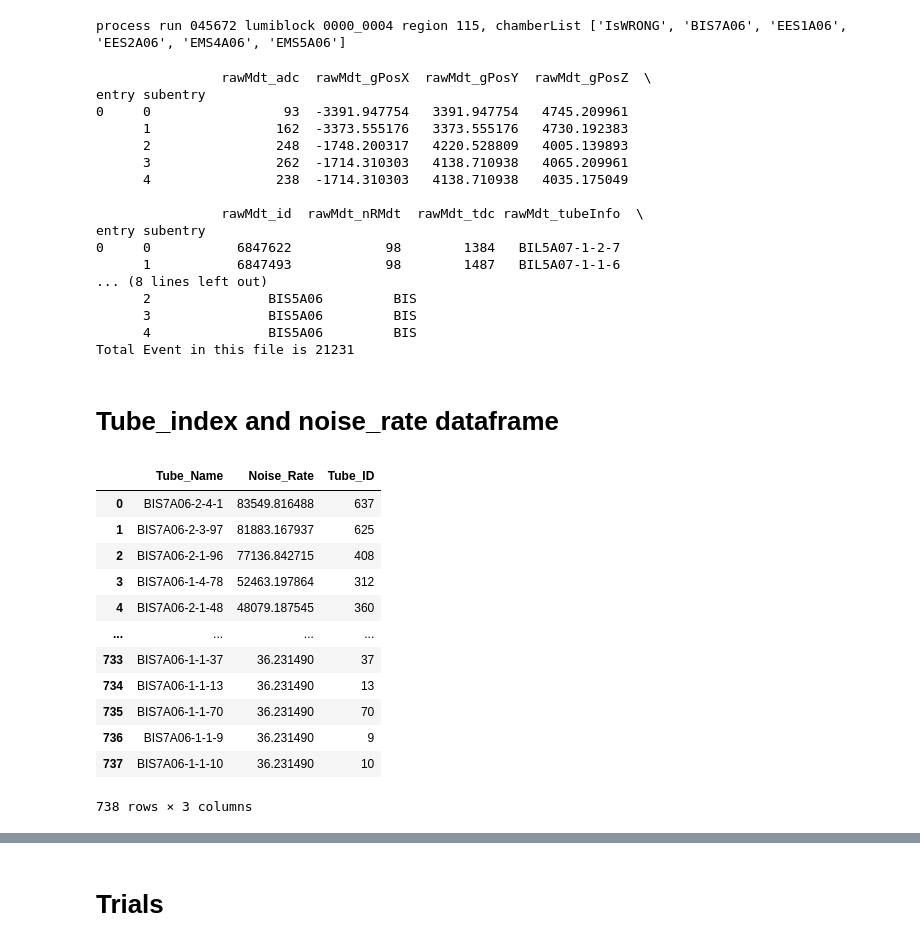
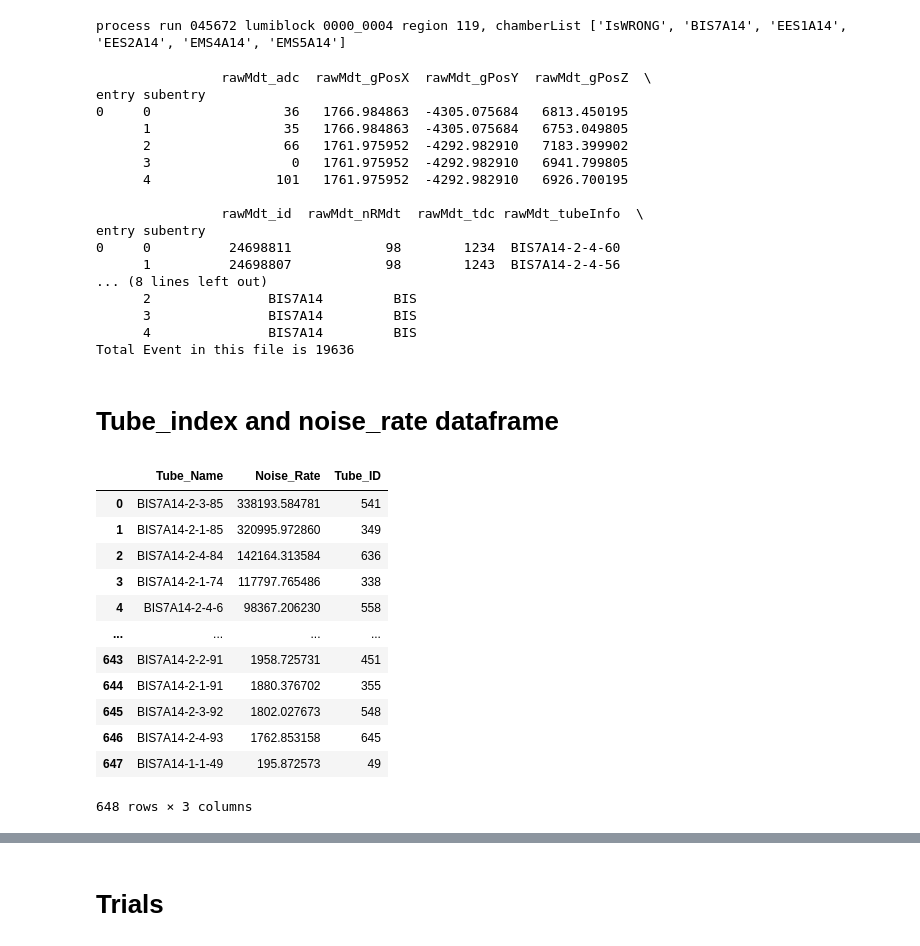
Before and after one commit to ppriyanka8/ATLAS, a Jupyter notebook: BIS7A16.ipynb, the cells around one changed output, grey strips where cells are left out. Saved outputs shown, nothing was run; the diff lists cells and outputs as text; code cells hidden in the pictures.

```diff
--- a/BIS7A16.ipynb
+++ b/BIS7A16.ipynb
@@ -17,8 +17,11 @@ import mdtCalib_functions
 # inputCalibNtuple='data23_calib.00456729.calibration_MuonAll.daq.RAW.0000_0004-0051.ntuple.root'  #BMG
 # inputCalibNtuple='data23_calib.00456729.calibration_MuonAll.daq.RAW.0000_0004-0113.ntuple.root'    #BIS7A02
 # inputCalibNtuple='data23_calib.00456729.calibration_MuonAll.daq.RAW.0000_0004-0114.ntuple.root'      #BIS7A04
-# inputCalibNtuple='data23_calib.00456729.calibration_MuonAll.daq.RAW.0000_0004-0115.ntuple.root'        #BIS7A06
-inputCalibNtuple='data23_calib.00456729.calibration_MuonAll.daq.RAW.0000_0004-0116.ntuple.root'
+# inputCalibNtuple='data23_calib.00456729.calibration_MuonAll.daq.RAW.0000_0004-0115.ntuple.root'     #BIS7A06
+# inputCalibNtuple='data23_calib.00456729.calibration_MuonAll.daq.RAW.0000_0004-0116.ntuple.root'      #BIS7A08
+# inputCalibNtuple='data23_calib.00456729.calibration_MuonAll.daq.RAW.0000_0004-0117.ntuple.root'        #BIS7A10
+# inputCalibNtuple='data23_calib.00456729.calibration_MuonAll.daq.RAW.0000_0004-0118.ntuple.root'      #BIS7A12
+inputCalibNtuple='data23_calib.00456729.calibration_MuonAll.daq.RAW.0000_0004-0119.ntuple.root'        #BIS7A14
 
 f=uproot.open(inputCalibNtuple)
 
@@ -39,7 +42,7 @@ for branch in branchList:
 chamberInRegion = [chamberlist_run3.MDThardname(chamberlist_run3.MDTindex(x)) for x in splitter_regions_Run2.regionlist[region]]
 print('process run %s lumiblock %s region %s, chamberList %s' % (run, lb, region, chamberInRegion))
 # %% [output]
-process run 045672 lumiblock 0000_0004 region 115, chamberList ['IsWRONG', 'BIS7A06', 'EES1A06', 'EES2A06', 'EMS4A06', 'EMS5A06']
+process run 045672 lumiblock 0000_0004 region 119, chamberList ['IsWRONG', 'BIS7A14', 'EES1A14', 'EES2A14', 'EMS4A14', 'EMS5A14']
 # %%
 import awkward as ak
 df_raw=ak.to_dataframe(tree.arrays(branchMapping['rawMdt']))  #converted awkwad array to dataframe df_raw
@@ -57,21 +60,21 @@ print(f'Total Event in this file is {total_evts}')
 # %% [output]
                 rawMdt_adc  rawMdt_gPosX  rawMdt_gPosY  rawMdt_gPosZ  \
 entry subentry
-0     0                 93  -3391.947754   3391.947754   4745.209961
-      1                162  -3373.555176   3373.555176   4730.192383
-      2                248  -1748.200317   4220.528809   4005.139893
-      3                262  -1714.310303   4138.710938   4065.209961
-      4                238  -1714.310303   4138.710938   4035.175049
+0     0                 36   1766.984863  -4305.075684   6813.450195
+      1                 35   1766.984863  -4305.075684   6753.049805
+      2                 66   1761.975952  -4292.982910   7183.399902
+      3                  0   1761.975952  -4292.982910   6941.799805
+      4                101   1761.975952  -4292.982910   6926.700195
 
                 rawMdt_id  rawMdt_nRMdt  rawMdt_tdc rawMdt_tubeInfo  \
 entry subentry
-0     0           6847622            98        1384   BIL5A07-1-2-7
-      1           6847493            98        1487   BIL5A07-1-1-6
+0     0          24698811            98        1234  BIS7A14-2-4-60
+      1          24698807            98        1243  BIS7A14-2-4-56
 ... (8 lines left out)
-      2               BIS5A06         BIS
-      3               BIS5A06         BIS
-      4               BIS5A06         BIS
-Total Event in this file is 21231
+      2               BIS7A14         BIS
+      3               BIS7A14         BIS
+      4               BIS7A14         BIS
+Total Event in this file is 19636
 # %% [markdown]
 # Tube_index and noise_rate dataframe
 # %%
@@ -87,46 +90,46 @@ def tube_id(row, chamber):
     # Calculate unique tube id
     return (ml_index-1)*chamberlist_run3.MDTnTml(chamber,1) + (ly_index-1)*chamberlist_run3.MDTnTly(chamber,ml_index) + tube_no
 
 act_time_window=1.3*(10**(-6))
 total_evts
 
 #Noise rate
 def noise_rate(df, chamber):
     df_raw_chamber = df[df['rawMdt_station']==chamber]
 
     # Aggregate tube hits with pandas value_counts() method
     tube_hits=df_raw_chamber.rawMdt_tubeInfo.value_counts()
 
     # Recalculate all noise_rates and construct them into a new Series
     noise_rate=tube_hits/(act_time_window*total_evts)
 
     # Convert to dataframe
     noise_rate_df = noise_rate.reset_index()
 
     # Add column names to two columns
     noise_rate_df.columns = ['Tube_Name', 'Noise_Rate']
 
     # Create new column for tube ids and calculate each id inline in the tube_id() function
     noise_rate_df['Tube_ID'] = noise_rate_df.apply(lambda row: tube_id(row, chamber), axis=1)
 
     return noise_rate_df #returns a dataframe
 
-df_noise_rate=noise_rate(df_raw,'BIS7A06')
+df_noise_rate=noise_rate(df_raw,'BIS7A14')
 df_noise_rate
 # %% [output]
 |  | Tube_Name | Noise_Rate | Tube_ID |
-| 0 | BIS7A06-2-4-1 | 83549.816488 | 637 |
-| 1 | BIS7A06-2-3-97 | 81883.167937 | 625 |
-| 2 | BIS7A06-2-1-96 | 77136.842715 | 408 |
-| 3 | BIS7A06-1-4-78 | 52463.197864 | 312 |
-| 4 | BIS7A06-2-1-48 | 48079.187545 | 360 |
+| 0 | BIS7A14-2-3-85 | 338193.584781 | 541 |
+| 1 | BIS7A14-2-1-85 | 320995.972860 | 349 |
+| 2 | BIS7A14-2-4-84 | 142164.313584 | 636 |
+| 3 | BIS7A14-2-1-74 | 117797.765486 | 338 |
+| 4 | BIS7A14-2-4-6 | 98367.206230 | 558 |
 | ... | ... | ... | ... |
-| 733 | BIS7A06-1-1-37 | 36.231490 | 37 |
-| 734 | BIS7A06-1-1-13 | 36.231490 | 13 |
-| 735 | BIS7A06-1-1-70 | 36.231490 | 70 |
-| 736 | BIS7A06-1-1-9 | 36.231490 | 9 |
-| 737 | BIS7A06-1-1-10 | 36.231490 | 10 |
+| 643 | BIS7A14-2-2-91 | 1958.725731 | 451 |
+| 644 | BIS7A14-2-1-91 | 1880.376702 | 355 |
+| 645 | BIS7A14-2-3-92 | 1802.027673 | 548 |
+| 646 | BIS7A14-2-4-93 | 1762.853158 | 645 |
+| 647 | BIS7A14-1-1-49 | 195.872573 | 49 |
-738 rows × 3 columns
+648 rows × 3 columns
 # %%
 #Introduce adc_cut
 def adc_cut(df,chamber,cut):  #returns complete dataframe just introducing adc_cut(doesn't give any info on noise_rate etc)
```
Also changed, not shown: parts of 5 cells of this notebook.
